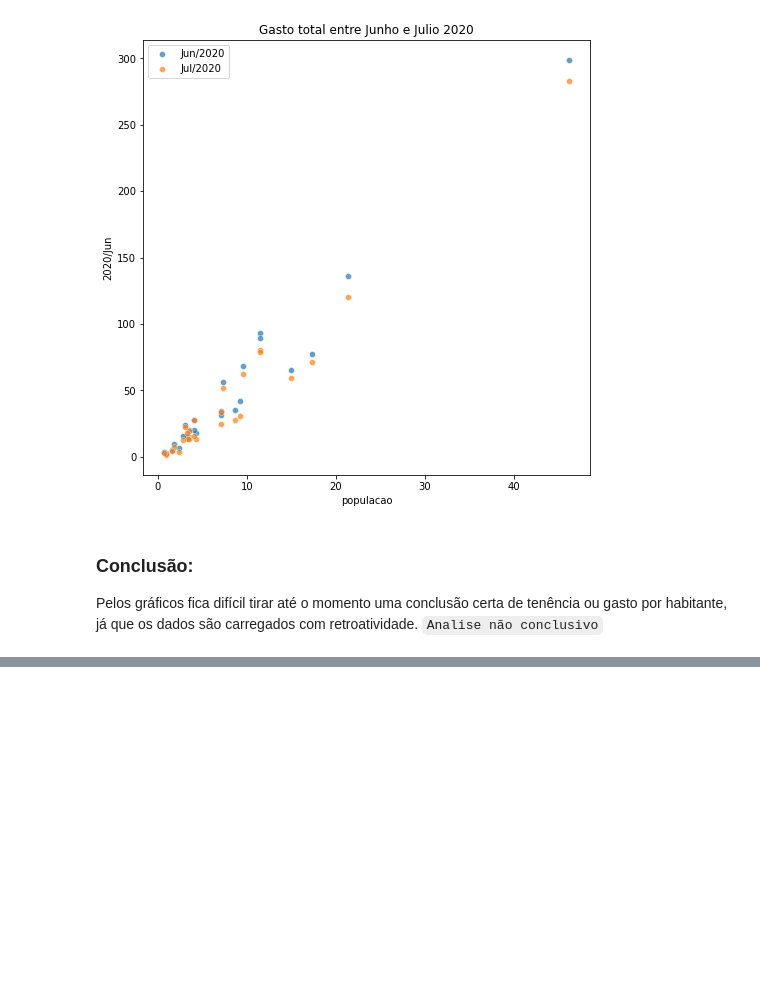
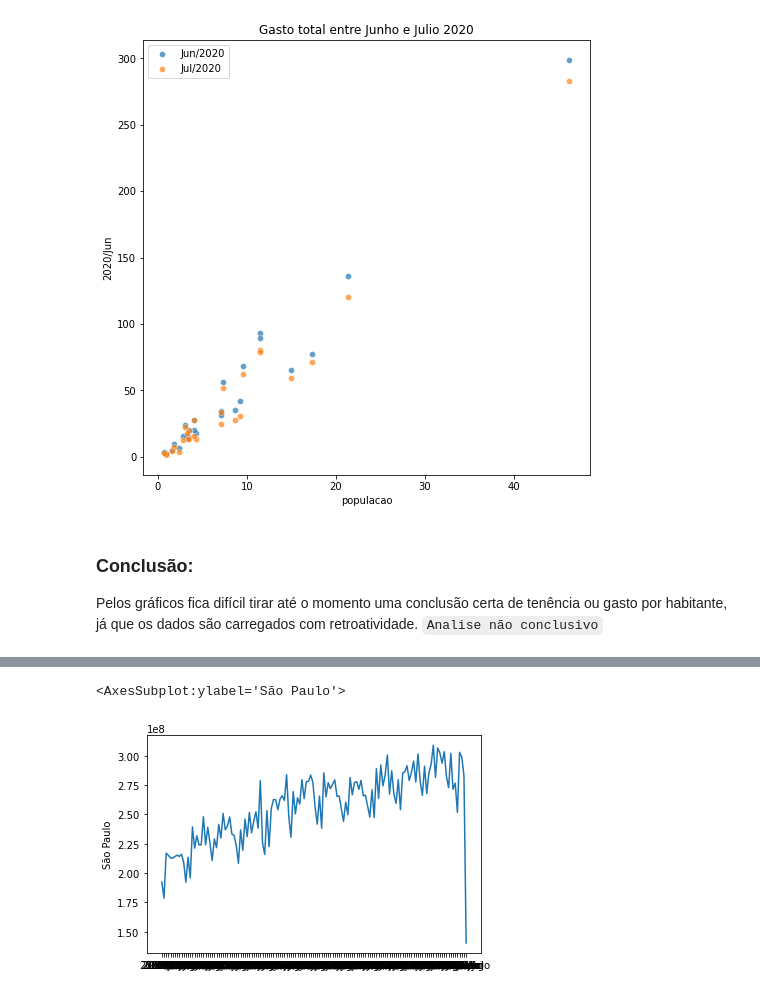
Before and after one commit to Juliansan/AluraDS, a Jupyter notebook: Modulo 2/Notebooks/Modulo02-02.ipynb, the cells around one changed output, grey strips where cells are left out. Saved outputs shown, nothing was run; the diff lists cells and outputs as text; code cells hidden in the pictures; blank space fills up the shorter version.

```diff
--- a/Modulo 2/Notebooks/Modulo02-02.ipynb
+++ b/Modulo 2/Notebooks/Modulo02-02.ipynb
@@ -191,0 +210,5 @@ Pelos gráficos fica difícil tirar até o momento uma conclusão certa de tenê
+# %%
+sns.lineplot(data=datasus_T, x=datasus_T.index, y='São Paulo')
+# %% [output]
+<AxesSubplot:ylabel='São Paulo'>
+[figure, added]
```
Also changed, not shown: parts of 4 cells of this notebook, 6 other files.
